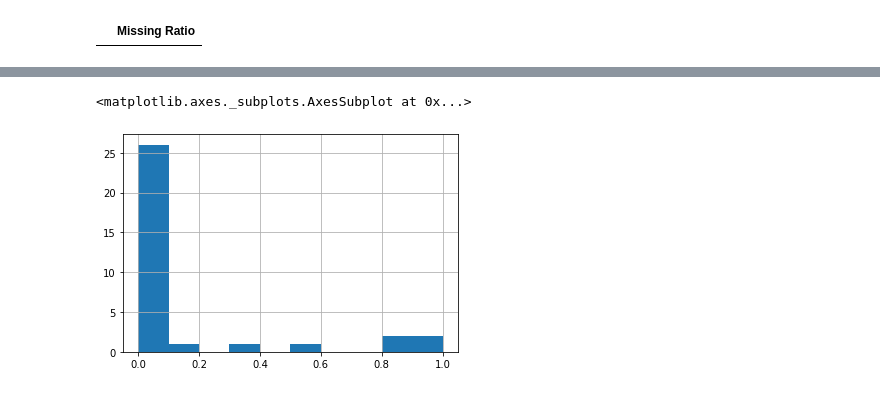
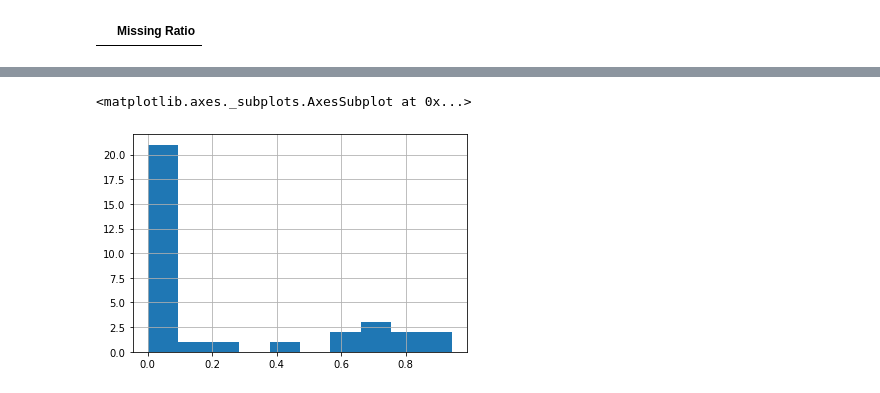
Before and after one commit to Halesu/4th-ML100Days, a Jupyter notebook: homework/Day_051_Mid-term.ipynb, the cells around one changed output, grey strips where cells are left out. Cells and saved outputs as stored; diff of their text form; code cells hidden in the pictures.

```diff
--- a/homework/Day_051_Mid-term.ipynb
+++ b/homework/Day_051_Mid-term.ipynb
@@ -110,0 +131,17 @@ na_check(df)
+# %%
+# 特徵組合
+df['total_message'] = df['from_messages'] + df['to_messages']
+df['total_message_poi'] = df['from_this_person_to_poi'] + df['from_poi_to_this_person']
+
+df['total_message_poi_from_%'] = df['total_message_poi'] / (df['from_messages'] + 1)
+df['total_message_poi_total_%'] = df['total_message_poi'] / (df['total_message'] + 1)
+
+df['from_poi_to_this_person_from_%'] = df['from_poi_to_this_person'] / (df['from_messages'] + 1)
+df['from_poi_to_this_person_total_%'] = df['from_poi_to_this_person'] / (df['total_message'] + 1)
+df['from_poi_to_this_person_from_poi_%'] = df['from_poi_to_this_person'] / (df['from_messages'] + df['from_poi_to_this_person'] + 1)
+
+df['from_this_person_to_poi_to_%'] = df['from_this_person_to_poi'] / (df['to_messages'] + 1)
+df['from_this_person_to_poi_total_%'] = df['from_this_person_to_poi'] / (df['total_message'] + 1)
+df['from_this_person_to_poi_to_poi_%'] = df['from_this_person_to_poi'] / (df['to_messages'] + df['from_this_person_to_poi'] + 1)
+
+na_check(df)
@@ -127,0 +173,9 @@ x_train, x_test, y_train, y_test = train_test_split(train_X, train_Y,
+# %%
+from sklearn.ensemble import RandomForestRegressor
+# 隨機森林擬合後, 將結果依照重要性由高到低排序
+estimator = RandomForestRegressor()
+estimator.fit(train_X, train_Y)
+# estimator.feature_importances_ 就是模型的特徵重要性, 這邊先與欄位名稱結合起來, 才能看到重要性與欄位名稱的對照表
+feats = pd.Series(data=estimator.feature_importances_, index=col_name) # df_train.columns
+feats = feats.sort_values(ascending=False)
+feats
@@ -211,5 +302,9 @@ sub.to_csv(data_path + 'stacking.csv', index=False)
-# %%
-sub.poi.hist()
-# %% [output]
-<matplotlib.axes._subplots.AxesSubplot at 0x...>
-[figure, removed]
+# %%
+xgb.fit(train_X, train_Y)
+xgb_pred = xgb.predict_proba(test_X)[:,1]
+sub = pd.DataFrame({'name': name, 'poi': xgb_pred})
+sub.to_csv(data_path + 'xgb.csv', index=False)
+sub.poi.hist()
+# %% [output]
+<matplotlib.axes._subplots.AxesSubplot at 0x...>
+[figure, added]
```
Also changed, not shown: parts of 25 cells of this notebook, 1 other file.
